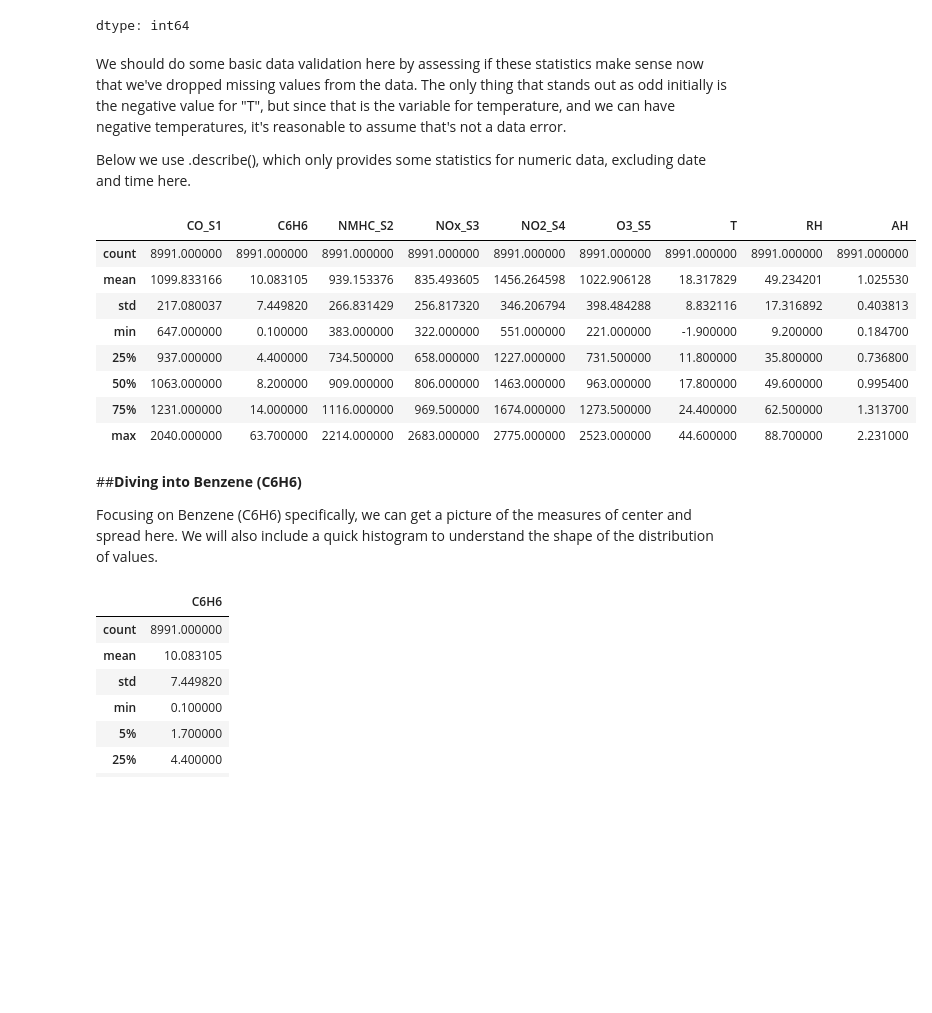
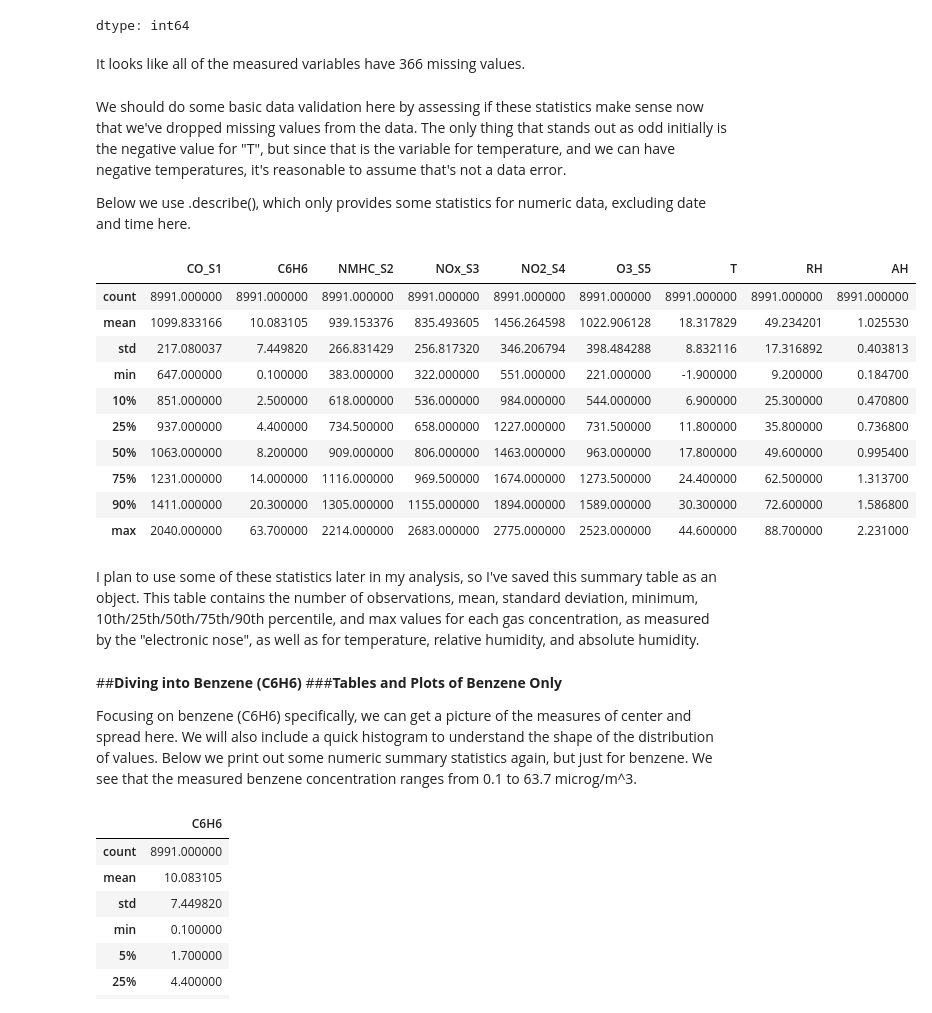
Before and after one commit to YefridC09/ST-554-Project1-Template, a Jupyter notebook: Task2/st554_project1_task2.ipynb, the cells around one changed output. Cells and saved outputs as stored; diff of their text form; code cells hidden in the pictures; blank space fills up the shorter version.

```diff
--- a/Task2/st554_project1_task2.ipynb
+++ b/Task2/st554_project1_task2.ipynb
@@ -188,6 +182,8 @@ air_data.isnull().sum()
 | RH | 366 |
 | AH | 366 |
 dtype: int64
+# %% [markdown]
+It looks like all of the measured variables have 366 missing values.
 # %%
 # Now let's drop the missing values
 air_data_clean = air_data.dropna()
@@ -197,19 +193,25 @@ We should do some basic data validation here by assessing if these statistics ma
 Below we use .describe(), which only provides some statistics for numeric data, excluding date and time here.
 # %%
 # Quick overview analysis of all the numeric variables (everything but date and time)
-air_data_clean.describe()
+summary_tab = air_data_clean.describe(percentiles = [0.10, 0.25, 0.50, 0.75, 0.90])
+summary_tab
 # %% [output]
 |  | CO_S1 | C6H6 | NMHC_S2 | NOx_S3 | NO2_S4 | O3_S5 | T | RH | AH |
 | count | 8991.000000 | 8991.000000 | 8991.000000 | 8991.000000 | 8991.000000 | 8991.000000 | 8991.000000 | 8991.000000 | 8991.000000 |
 | mean | 1099.833166 | 10.083105 | 939.153376 | 835.493605 | 1456.264598 | 1022.906128 | 18.317829 | 49.234201 | 1.025530 |
 | std | 217.080037 | 7.449820 | 266.831429 | 256.817320 | 346.206794 | 398.484288 | 8.832116 | 17.316892 | 0.403813 |
 | min | 647.000000 | 0.100000 | 383.000000 | 322.000000 | 551.000000 | 221.000000 | -1.900000 | 9.200000 | 0.184700 |
+| 10% | 851.000000 | 2.500000 | 618.000000 | 536.000000 | 984.000000 | 544.000000 | 6.900000 | 25.300000 | 0.470800 |
 | 25% | 937.000000 | 4.400000 | 734.500000 | 658.000000 | 1227.000000 | 731.500000 | 11.800000 | 35.800000 | 0.736800 |
 | 50% | 1063.000000 | 8.200000 | 909.000000 | 806.000000 | 1463.000000 | 963.000000 | 17.800000 | 49.600000 | 0.995400 |
 | 75% | 1231.000000 | 14.000000 | 1116.000000 | 969.500000 | 1674.000000 | 1273.500000 | 24.400000 | 62.500000 | 1.313700 |
+| 90% | 1411.000000 | 20.300000 | 1305.000000 | 1155.000000 | 1894.000000 | 1589.000000 | 30.300000 | 72.600000 | 1.586800 |
 | max | 2040.000000 | 63.700000 | 2214.000000 | 2683.000000 | 2775.000000 | 2523.000000 | 44.600000 | 88.700000 | 2.231000 |
+# %% [markdown]
+I plan to use some of these statistics later in my analysis, so I've saved this summary table as an object. This table contains the number of observations, mean, standard deviation, minimum, 10th/25th/50th/75th/90th percentile, and max values for each gas concentration, as measured by the "electronic nose", as well as for temperature, relative humidity, and absolute humidity.
 # %% [markdown]
 ##**Diving into Benzene (C6H6)**
+###**Tables and Plots of Benzene Only**
 
-Focusing on Benzene (C6H6) specifically, we can get a picture of the measures of center and spread here. We will also include a quick histogram to understand the shape of the distribution of values.
+Focusing on benzene (C6H6) specifically, we can get a picture of the measures of center and spread here. We will also include a quick histogram to understand the shape of the distribution of values. Below we print out some numeric summary statistics again, but just for benzene. We see that the measured benzene concentration ranges from 0.1 to 63.7 microg/m^3.
 # %%
```
Also changed, not shown: parts of 53 cells of this notebook.
